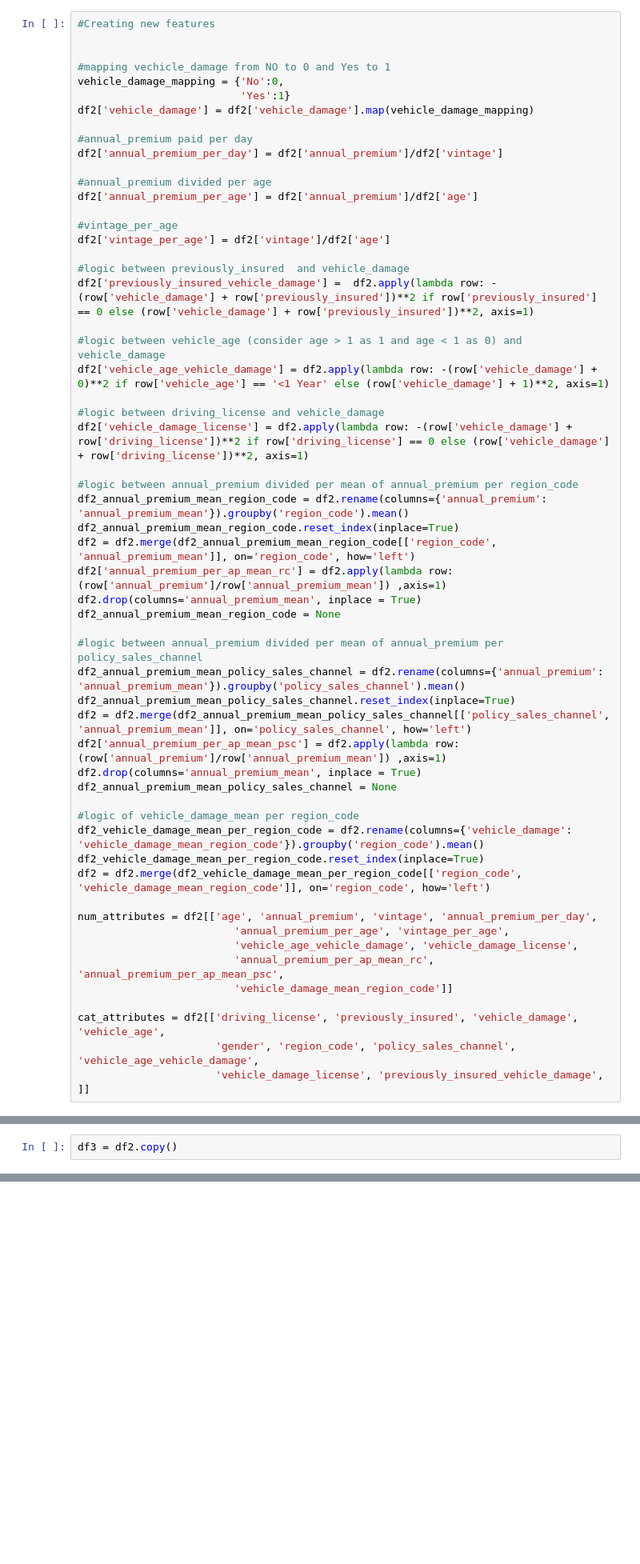
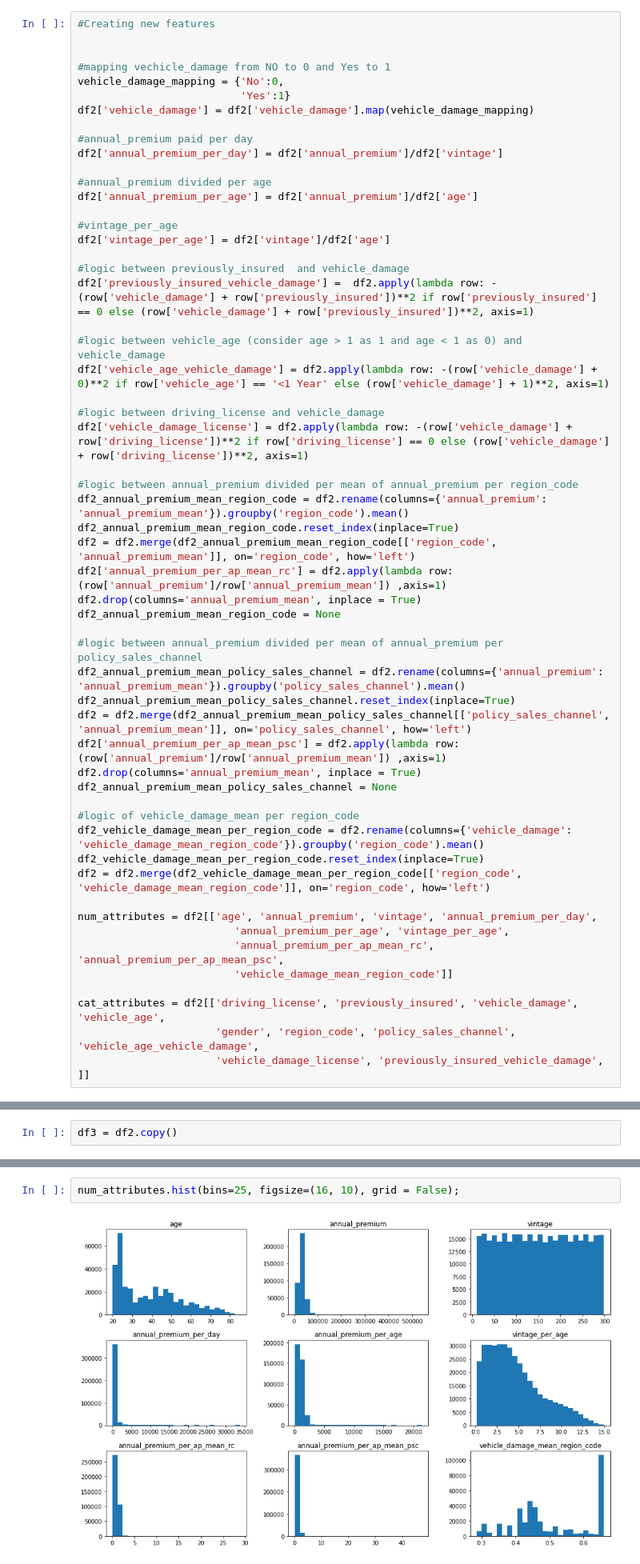
Before and after one commit to LessioGuilherme/pa004_health_insurance_cross_sell, a Jupyter notebook: pa004_health_insurance_cross_sell_sprint03.ipynb, the cells around one changed output, grey strips where cells are left out. Shown: that part at 80% size. Saved outputs shown, nothing was run; the diff lists cells and outputs as text; blank space fills up the shorter version.

```diff
--- a/pa004_health_insurance_cross_sell_sprint03.ipynb
+++ b/pa004_health_insurance_cross_sell_sprint03.ipynb
@@ -457,7 +456,6 @@ df2 = df2.merge(df2_vehicle_damage_mean_per_region_code[['region_code', 'vehicle
 
 num_attributes = df2[['age', 'annual_premium', 'vintage', 'annual_premium_per_day',
                          'annual_premium_per_age', 'vintage_per_age',
-                         'vehicle_age_vehicle_damage', 'vehicle_damage_license',
                          'annual_premium_per_ap_mean_rc', 'annual_premium_per_ap_mean_psc',
                          'vehicle_damage_mean_region_code']]
 
@@ -475,3 +495,7 @@ df3 = df2.copy()
+# %%
+num_attributes.hist(bins=25, figsize=(16, 10), grid = False);
+# %% [output]
+[figure, added]
 # %% [markdown]
 ### 3.1.2 Categorical Attributes
 # %% [markdown]
```
Also changed, not shown: parts of 7 cells of this notebook.
